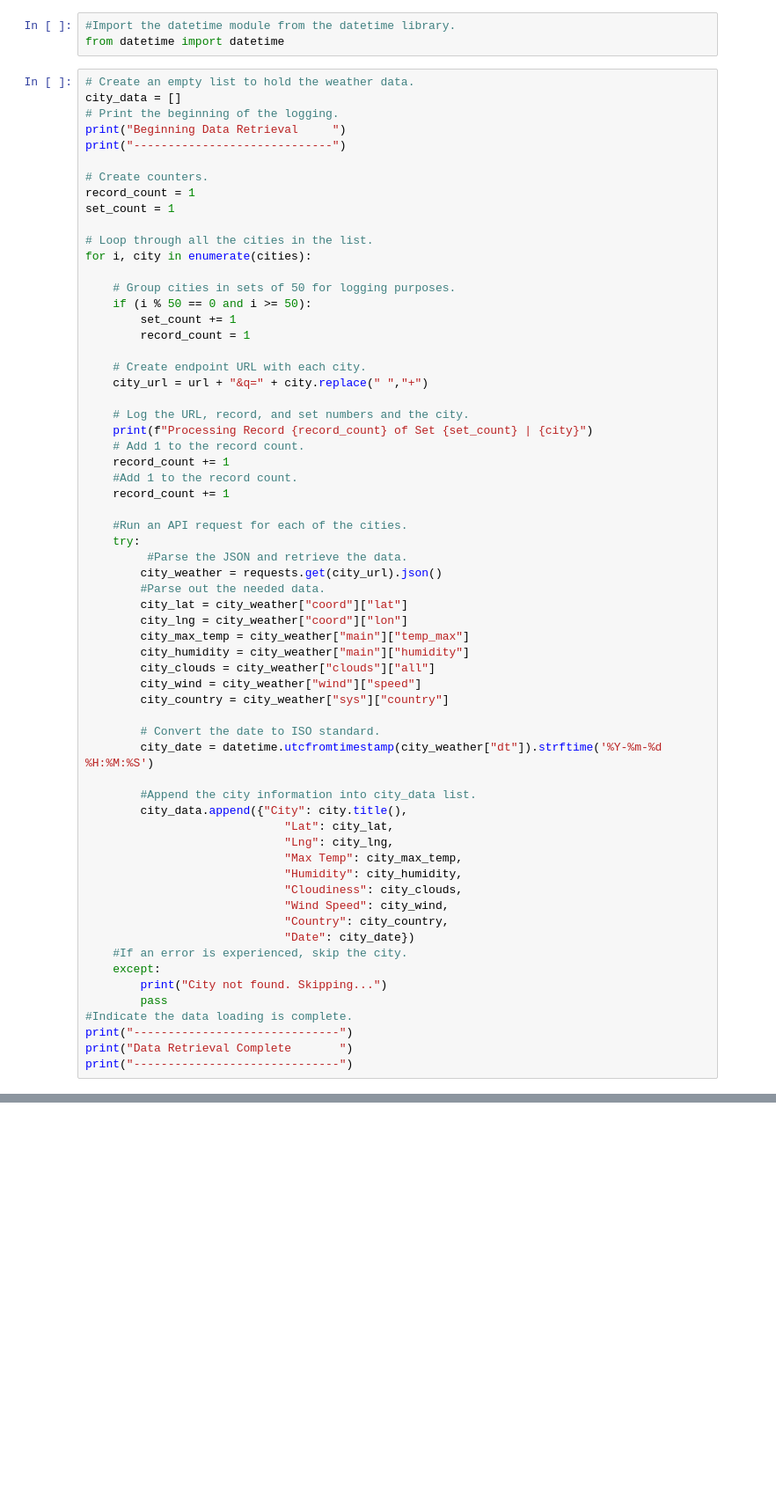
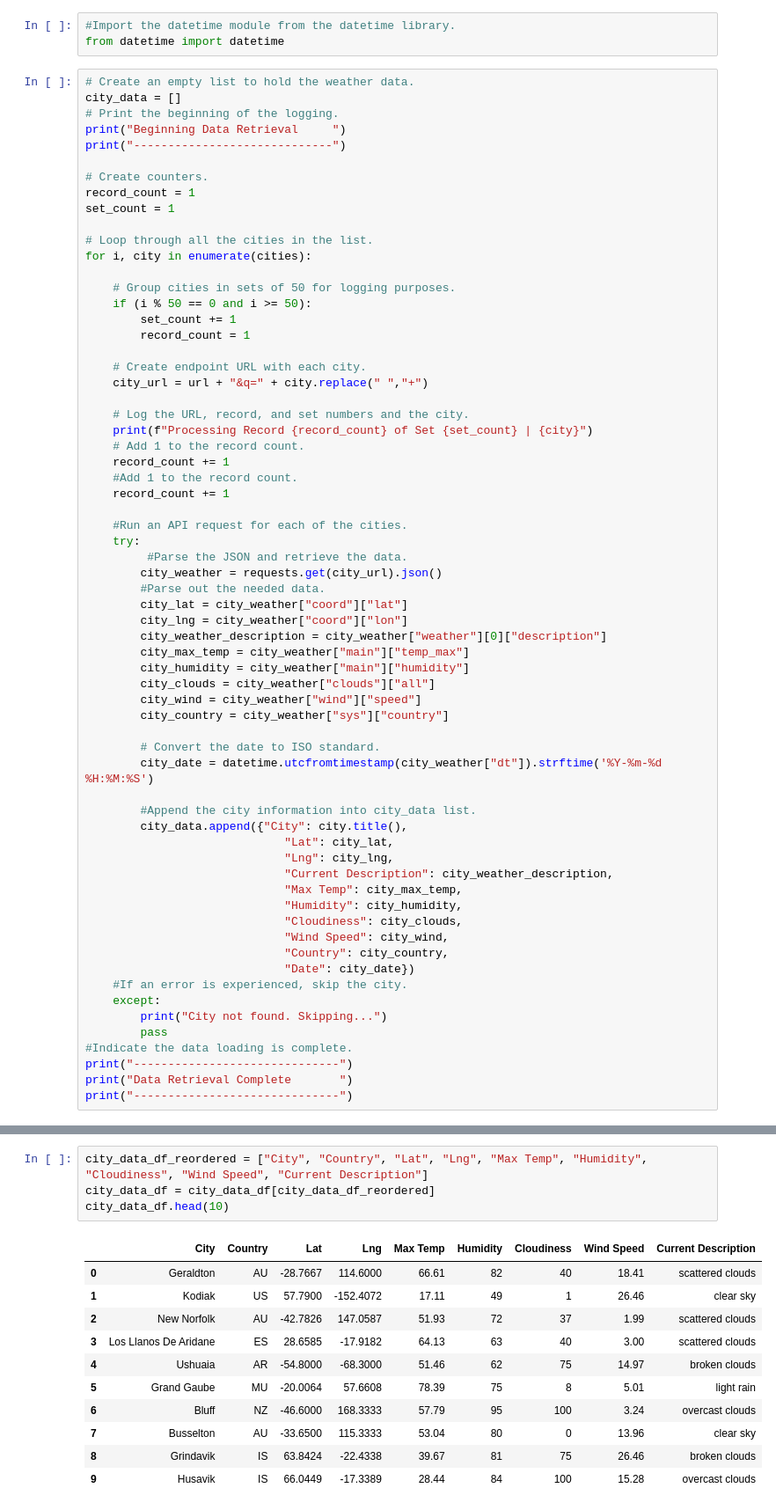
Before and after one commit to ianhernandezz/World_Weather_Analysis, a Jupyter notebook: Weather_Database/Weather_Database.ipynb, the cells around one changed output, grey strips where cells are left out. Shown at 88% size. Drawn from its saved outputs; the diff is of its cells as text; blank space fills up the shorter version.

```diff
--- a/Weather_Database/Weather_Database.ipynb
+++ b/Weather_Database/Weather_Database.ipynb
@@ -84,6 +82,7 @@ for i, city in enumerate(cities):
         #Parse out the needed data.
         city_lat = city_weather["coord"]["lat"]
         city_lng = city_weather["coord"]["lon"]
+        city_weather_description = city_weather["weather"][0]["description"]
         city_max_temp = city_weather["main"]["temp_max"]
         city_humidity = city_weather["main"]["humidity"]
         city_clouds = city_weather["clouds"]["all"]
@@ -97,6 +96,7 @@ for i, city in enumerate(cities):
         city_data.append({"City": city.title(),
                              "Lat": city_lat,
                              "Lng": city_lng,
+                             "Current Description": city_weather_description,
                              "Max Temp": city_max_temp,
                              "Humidity": city_humidity,
                              "Cloudiness": city_clouds,
@@ -120,2 +152,18 @@ city_data_df.head(10)
+# %%
+city_data_df_reordered = ["City", "Country", "Lat", "Lng", "Max Temp", "Humidity", "Cloudiness", "Wind Speed", "Current Description"]
+city_data_df = city_data_df[city_data_df_reordered]
+city_data_df.head(10)
+# %% [output]
+|  | City | Country | Lat | Lng | Max Temp | Humidity | Cloudiness | Wind Speed | Current Description |
+| 0 | Geraldton | AU | -28.7667 | 114.6000 | 66.61 | 82 | 40 | 18.41 | scattered clouds |
+| 1 | Kodiak | US | 57.7900 | -152.4072 | 17.11 | 49 | 1 | 26.46 | clear sky |
+| 2 | New Norfolk | AU | -42.7826 | 147.0587 | 51.93 | 72 | 37 | 1.99 | scattered clouds |
+| 3 | Los Llanos De Aridane | ES | 28.6585 | -17.9182 | 64.13 | 63 | 40 | 3.00 | scattered clouds |
+| 4 | Ushuaia | AR | -54.8000 | -68.3000 | 51.46 | 62 | 75 | 14.97 | broken clouds |
+| 5 | Grand Gaube | MU | -20.0064 | 57.6608 | 78.39 | 75 | 8 | 5.01 | light rain |
+| 6 | Bluff | NZ | -46.6000 | 168.3333 | 57.79 | 95 | 100 | 3.24 | overcast clouds |
+| 7 | Busselton | AU | -33.6500 | 115.3333 | 53.04 | 80 | 0 | 13.96 | clear sky |
+| 8 | Grindavik | IS | 63.8424 | -22.4338 | 39.67 | 81 | 75 | 26.46 | broken clouds |
+| 9 | Husavik | IS | 66.0449 | -17.3389 | 28.44 | 84 | 100 | 15.28 | overcast clouds |
 # %%
 #Export the dataframe to csv file.
```
Also changed, not shown: parts of 7 cells of this notebook, 4 other files.
